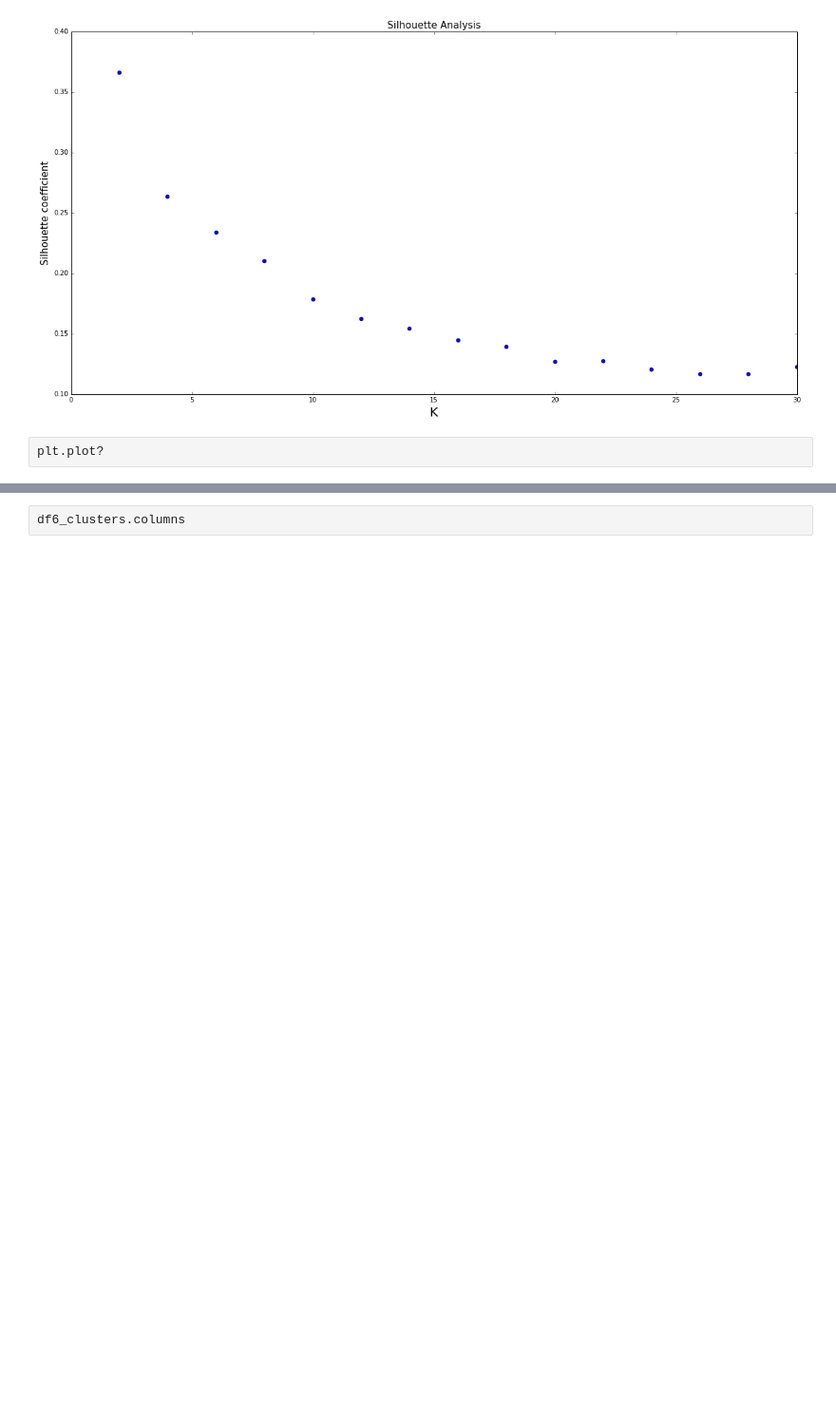
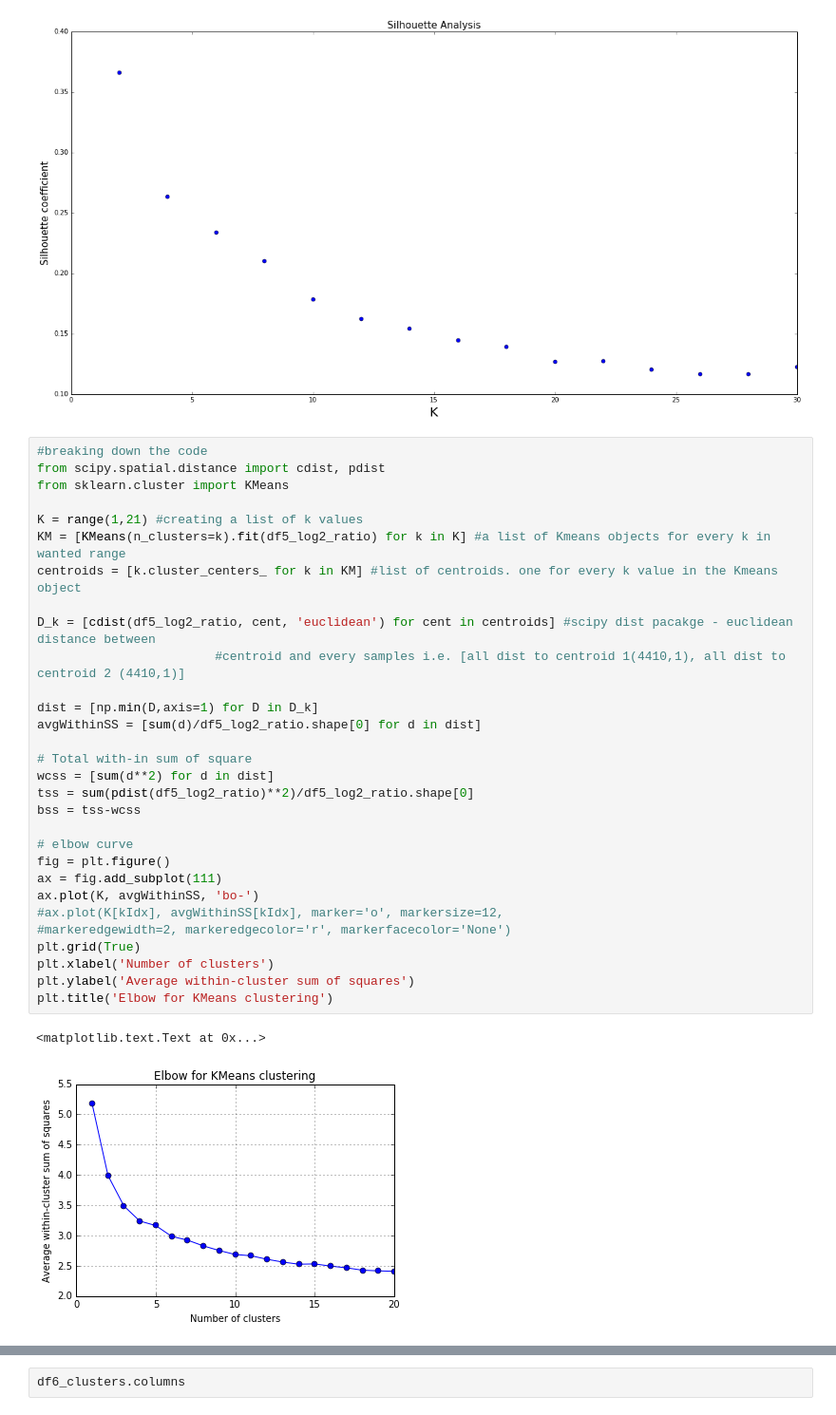
Before and after one commit to JiayuanGuo/Cu_transition_time_course-, a Jupyter notebook: Clustering_all_transcripts_via_K_means.ipynb, the cells around one changed output, grey strips where cells are left out. Shown at 95% size. Saved outputs shown, nothing was run; the diff lists cells and outputs as text; blank space fills up the shorter version.

Commit message:
finisheidng elbow analysis

```diff
--- a/Clustering_all_transcripts_via_K_means.ipynb
+++ b/Clustering_all_transcripts_via_K_means.ipynb
@@ -202,5 +202,36 @@ def silhouette_score_rev01(df,k):
 silhouette_score_rev01(df5_log2_ratio,30)
 # %% [output]
 [figure]
-# %%
-plt.plot?
+# %%
+#breaking down the code
+from scipy.spatial.distance import cdist, pdist
+from sklearn.cluster import KMeans
+
+K = range(1,21) #creating a list of k values
+KM = [KMeans(n_clusters=k).fit(df5_log2_ratio) for k in K] #a list of Kmeans objects for every k in wanted range
+centroids = [k.cluster_centers_ for k in KM] #list of centroids. one for every k value in the Kmeans object
+
+D_k = [cdist(df5_log2_ratio, cent, 'euclidean') for cent in centroids] #scipy dist pacakge - euclidean distance between
+                        #centroid and every samples i.e. [all dist to centroid 1(4410,1), all dist to centroid 2 (4410,1)]
+
+dist = [np.min(D,axis=1) for D in D_k]
+avgWithinSS = [sum(d)/df5_log2_ratio.shape[0] for d in dist]
+
+# Total with-in sum of square
+wcss = [sum(d**2) for d in dist]
+tss = sum(pdist(df5_log2_ratio)**2)/df5_log2_ratio.shape[0]
+bss = tss-wcss
+
+# elbow curve
+fig = plt.figure()
+ax = fig.add_subplot(111)
+ax.plot(K, avgWithinSS, 'bo-')
+#ax.plot(K[kIdx], avgWithinSS[kIdx], marker='o', markersize=12,
+#markeredgewidth=2, markeredgecolor='r', markerfacecolor='None')
+plt.grid(True)
+plt.xlabel('Number of clusters')
+plt.ylabel('Average within-cluster sum of squares')
+plt.title('Elbow for KMeans clustering')
+# %% [output]
+<matplotlib.text.Text at 0x...>
+[figure, added]
```
Also changed, not shown: parts of 23 cells of this notebook.
